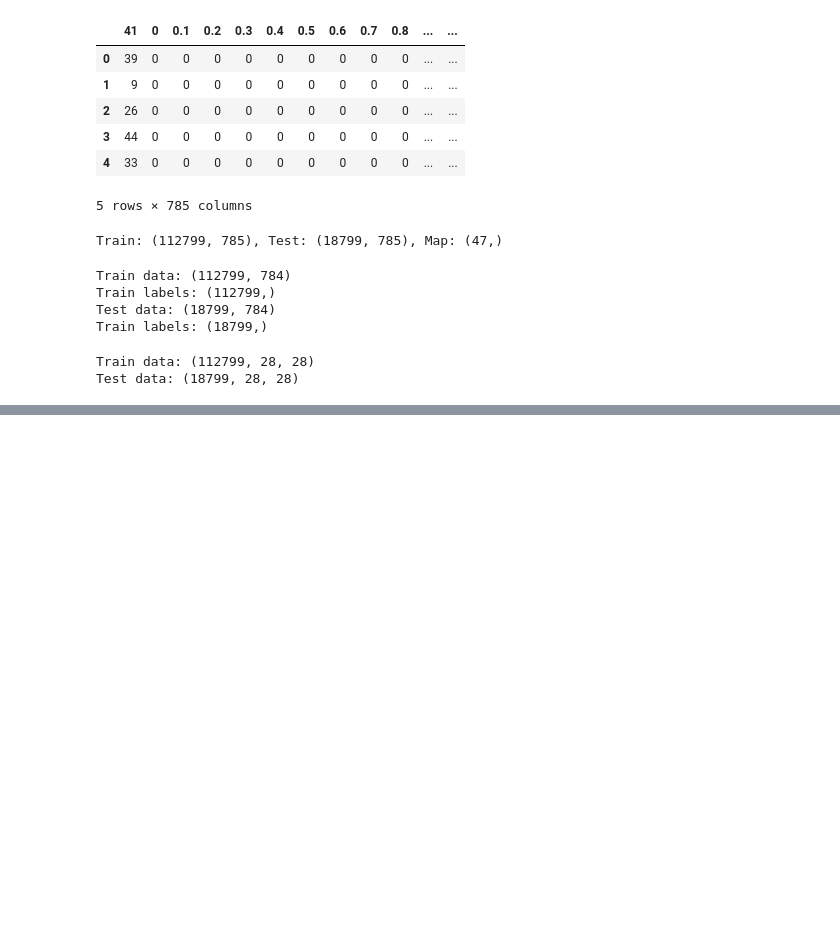
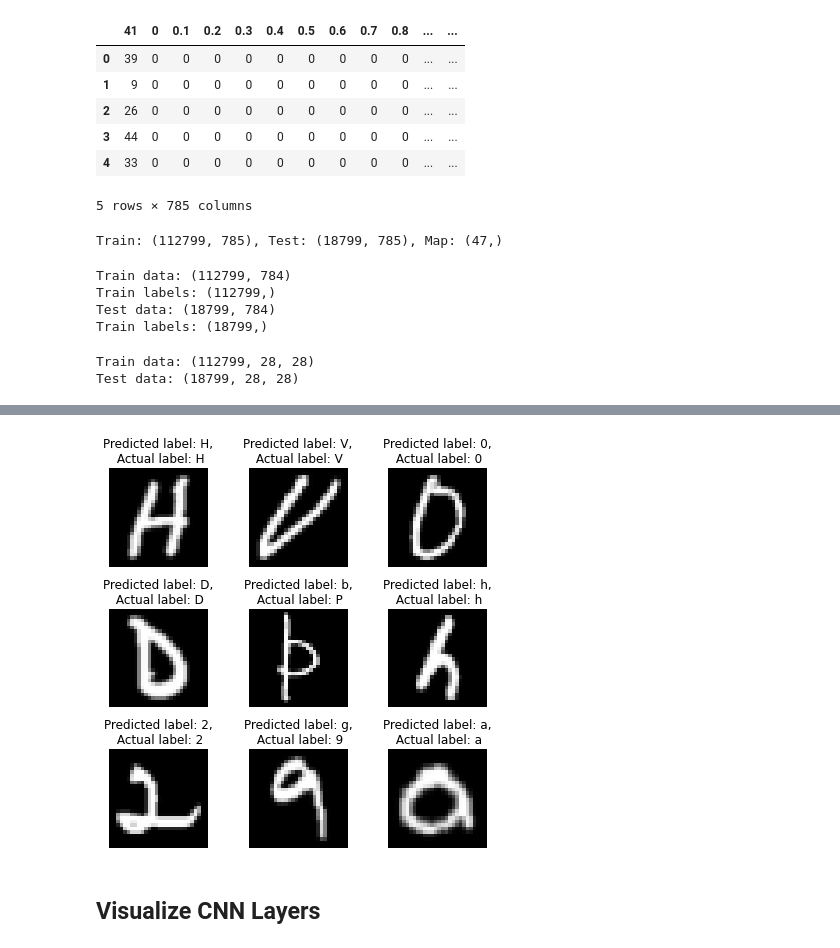
Before and after one commit to LamNg99/Handwritten-Character-Classifier, a Jupyter notebook: src/emnist.ipynb, the cells around one changed output, grey strips where cells are left out. Drawn from its saved outputs; the diff is of its cells as text; code cells hidden in the pictures; blank space fills up the shorter version.

```diff
--- a/src/emnist.ipynb
+++ b/src/emnist.ipynb
@@ -111,5 +144,5 @@ X_test = X_test.astype('float32')/255
 # %%
 # Reshaping for input to CNN
-X_train = X_train.reshape([-1,HEIGHT,WIDTH,1])
-X_test = X_test.reshape([-1,HEIGHT,WIDTH,1])
+X_train = X_train.reshape(-1,HEIGHT,WIDTH,1)
+X_test = X_test.reshape(-1,HEIGHT,WIDTH,1)
 # %%
@@ -148,0 +250,18 @@ AttributeError: 'Optimizer' object has no attribute 'sgd'
+# %%
+# Visualize our prediction on the test set
+test_samples = random.sample(range(0, len(X_test)), 9)
+
+fig = plt.figure(figsize=(6, 6))
+for i in test_samples:
+    plt.subplot(3, 3, test_samples.index(i) + 1)
+    plt.imshow(X_test[i], cmap=plt.get_cmap('gray'))
+    plt.title(f'Predicted label: {chr(mapp[np.argmax(predictions[i])])},\n Actual label: {chr(mapp[y_test[i]])}')
+    plt.axis('off')
+
+# set spacing
+fig.tight_layout()
+plt.show()
+# %% [output]
+[figure, added]
+# %% [markdown]
+## Visualize CNN Layers
```
Also changed, not shown: parts of 20 cells of this notebook, 5 other files.
